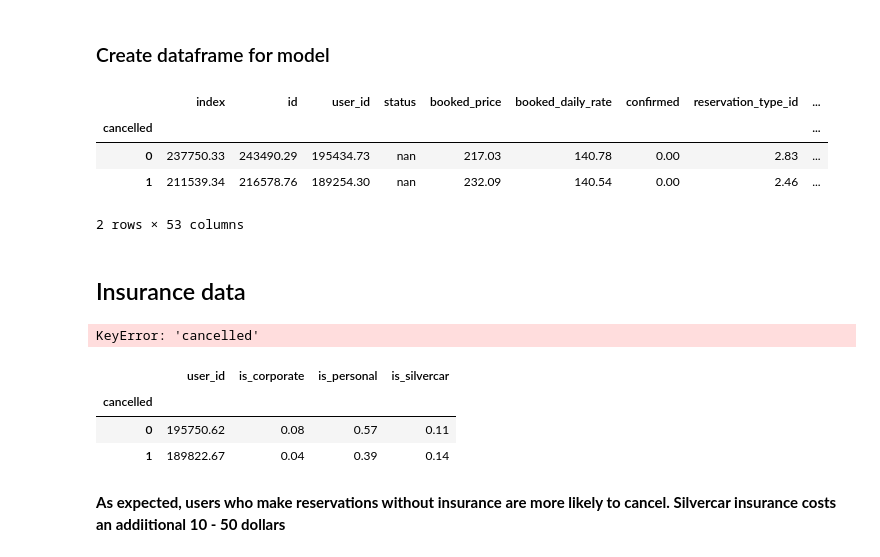
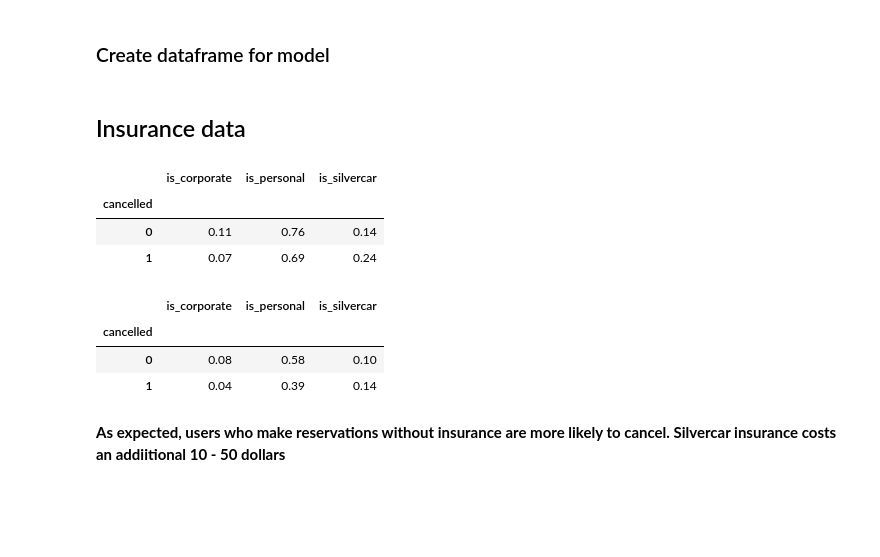
Before and after one commit to mengeling/silvercar-cancellation-predictor, a Jupyter notebook: EDA/silvercar.ipynb, the cells around one changed output. Drawn from its saved outputs; the diff is of its cells as text; code cells hidden in the pictures; blank space fills up the shorter version.

```diff
--- a/EDA/silvercar.ipynb
+++ b/EDA/silvercar.ipynb
@@ -511,29 +442,32 @@ Name: new_customer, dtype: float64
 # %% [markdown]
 ### Create dataframe for model
 # %%
-df.groupby("cancelled").mean()
+df.groupby("cancelled").mean().T
-# %% [output]
-|  | index | id | user_id | status | booked_price | booked_daily_rate | confirmed | reservation_type_id | ... |
-| cancelled |  |  |  |  |  |  |  |  | ... |
-| 0 | 237750.33 | 243490.29 | 195434.73 | nan | 217.03 | 140.78 | 0.00 | 2.83 | ... |
-| 1 | 211539.34 | 216578.76 | 189254.30 | nan | 232.09 | 140.54 | 0.00 | 2.46 | ... |
-2 rows × 53 columns
+# %%
+df_model = df[["id", "user_id", "cancelled", "created_as_guest", "local_rental", "awards_referral_bonus",
+              "time_to_pickup", "trip_duration", "used_promo", "modified", "modified_time", "web_booking",
+              "pickup_year", "weekend_pickup", "dec_jan_pickup", "new_customer"]]
 # %% [markdown]
 ## Insurance data
 # %%
-df_insurance = df_insurance[["user_id", "is_corporate", "is_personal", "is_silvercar"]].set_index("user_id")
-df = df.join(df_insurance, on="user_id")
-df_insurance.groupby("cancelled")[["is_corporate", "is_personal", "is_silvercar"]].mean()
+df_insurance_new = df_insurance[["user_id", "is_corporate", "is_personal", "is_silvercar"]].set_index("user_id")
+df_insurance_new = df_insurance_new[~df_insurance_new.index.duplicated(keep='first')]
+df_model = df_model.join(df_insurance_new, on="user_id", how="left")
+df_model.groupby("cancelled")[["is_corporate", "is_personal", "is_silvercar"]].mean()
 # %% [output]
-KeyError: 'cancelled'
+|  | is_corporate | is_personal | is_silvercar |
+| cancelled |  |  |  |
+| 0 | 0.11 | 0.76 | 0.14 |
+| 1 | 0.07 | 0.69 | 0.24 |
 # %%
-df_insurance_new.fillna(0, inplace=True)
-df_insurance_new.groupby("cancelled").mean()
+df_model.fillna(0, inplace=True)
-# %% [output]
-|  | user_id | is_corporate | is_personal | is_silvercar |
-| cancelled |  |  |  |  |
-| 0 | 195750.62 | 0.08 | 0.57 | 0.11 |
-| 1 | 189822.67 | 0.04 | 0.39 | 0.14 |
+# %%
+df_model.groupby("cancelled")[["is_corporate", "is_personal", "is_silvercar"]].mean()
+# %% [output]
+|  | is_corporate | is_personal | is_silvercar |
+| cancelled |  |  |  |
+| 0 | 0.08 | 0.58 | 0.10 |
+| 1 | 0.04 | 0.39 | 0.14 |
 # %% [markdown]
 **As expected, users who make reservations without insurance are more likely to cancel.
 Silvercar insurance costs an addiitional 10 - 50 dollars**
```
Also changed, not shown: parts of 36 cells of this notebook.
